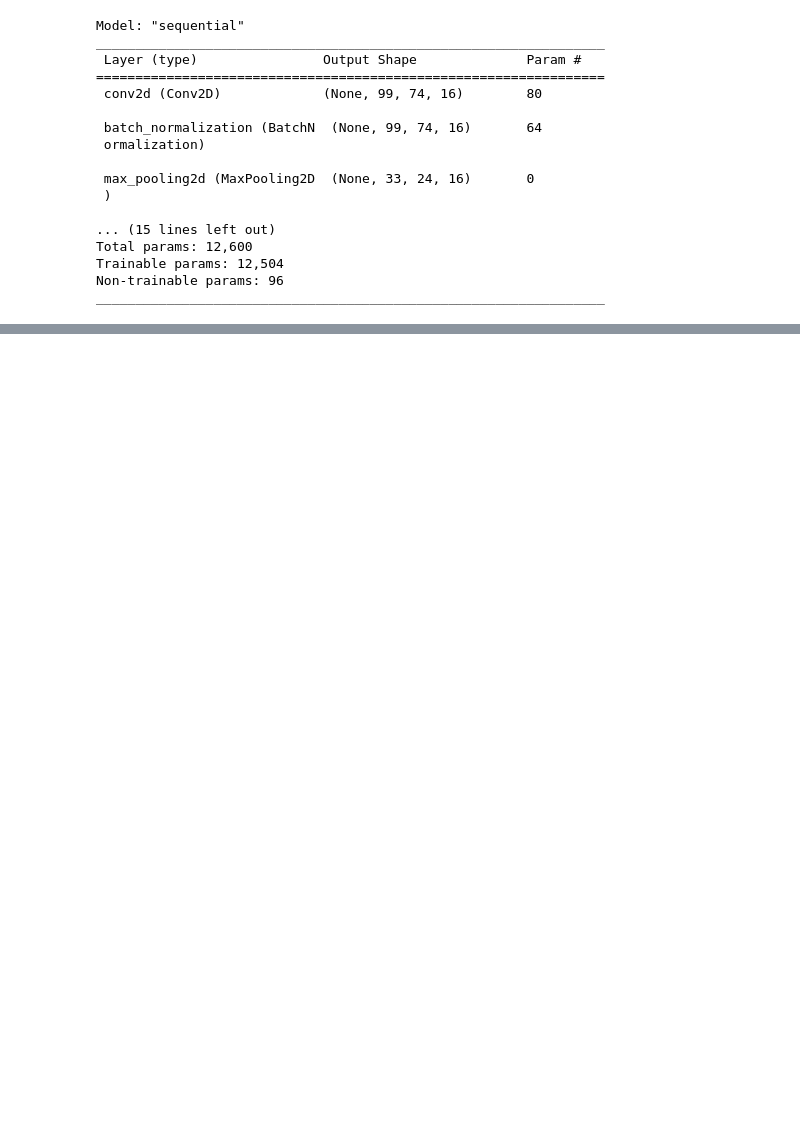
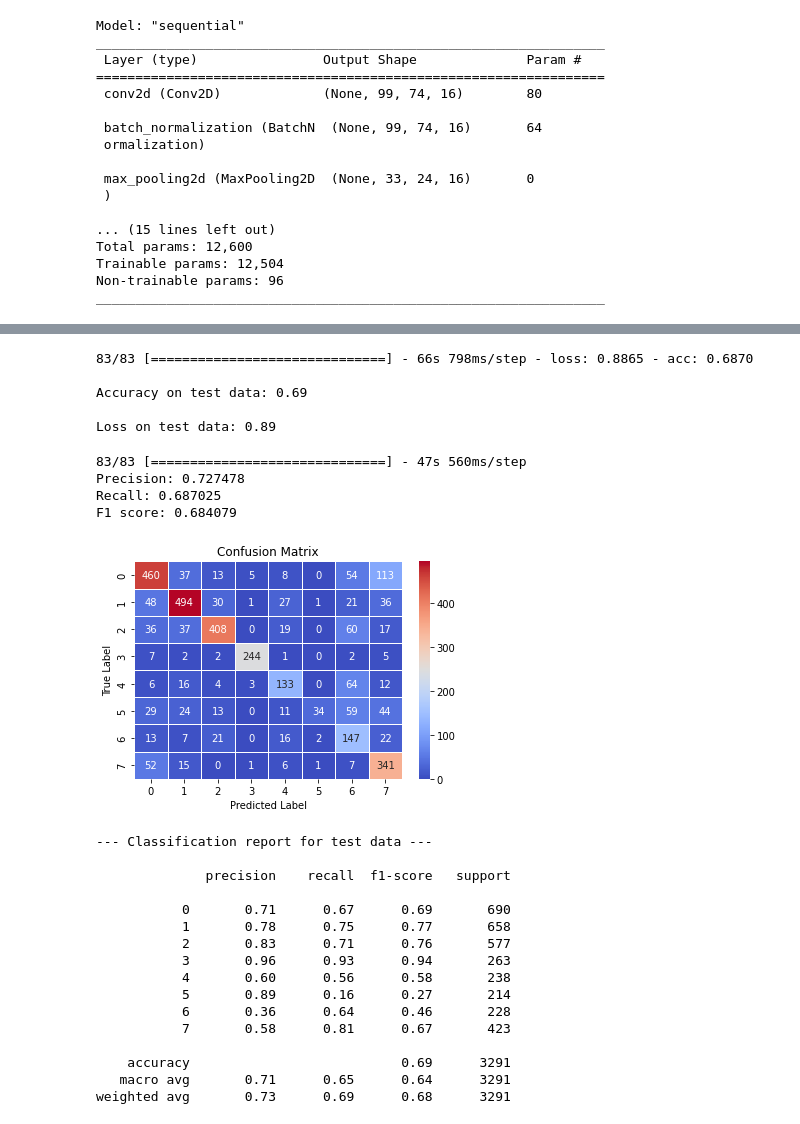
Before and after one commit to wamikamalik/CS3244-Group-8-Project-2, a Jupyter notebook: hand segmentation.ipynb, the cells around one changed output, grey strips where cells are left out. Cells and saved outputs as stored; diff of their text form; code cells hidden in the pictures; blank space fills up the shorter version.

```diff
--- a/hand segmentation.ipynb
+++ b/hand segmentation.ipynb
@@ -933,0 +973,6 @@ weighted avg       0.65      0.49      0.44      2049
+# %%
+pre_trained_model = InceptionV3(input_shape = (100, 75, 3), # Shape of our images
+                                include_top = False, # Leave out the last fully connected layer
+                                weights = 'imagenet')
+for layer in pre_trained_model.layers:
+    layer.trainable = True
@@ -933,0 +1048,70 @@ weighted avg       0.65      0.49      0.44      2049
+# %%
+score = model.evaluate(test_generator, verbose=1)
+print("\nAccuracy on test data: %0.2f" % score[1])
+print("\nLoss on test data: %0.2f" % score[0])
+# %% [output]
+83/83 [==============================] - 66s 798ms/step - loss: 0.8865 - acc: 0.6870
+
+Accuracy on test data: 0.69
+
+Loss on test data: 0.89
+# %%
+y_pred_test = model.predict(test_generator)
+# Take the class with the highest probability from the test predictions
+max_y_pred_test = np.argmax(y_pred_test, axis=1)
+max_y_test = test_generator.classes
+precision = precision_score(max_y_test, max_y_pred_test, average='weighted')
+print('Precision: %f' % precision)
+# recall: tp / (tp + fn)
+recall = recall_score(max_y_test, max_y_pred_test, average='weighted')
+print('Recall: %f' % recall)
+# f1: 2 tp / (2 tp + fp + fn)
+f1 = f1_score(max_y_test, max_y_pred_test, average='weighted')
+print('F1 score: %f' % f1)
+# %% [output]
+83/83 [==============================] - 47s 560ms/step
+Precision: 0.727478
+Recall: 0.687025
+F1 score: 0.684079
+# %%
+LABELS = [0, 1, 2, 3, 4, 5, 6, 7]
+def show_confusion_matrix(validations, predictions):
+
+    matrix = metrics.confusion_matrix(validations, predictions)
+    plt.figure(figsize=(6, 4))
+    sns.heatmap(matrix,
+                cmap="coolwarm",
+                linecolor='white',
+                linewidths=1,
+                xticklabels=LABELS,
+                yticklabels=LABELS,
+                annot=True,
+                fmt="d")
+    plt.title("Confusion Matrix")
+    plt.ylabel("True Label")
+    plt.xlabel("Predicted Label")
+    plt.show()
+# %%
+show_confusion_matrix(max_y_test, max_y_pred_test)
+
+print("\n--- Classification report for test data ---\n")
+
+print(classification_report(max_y_test, max_y_pred_test))
+# %% [output]
+[figure, added]
+--- Classification report for test data ---
+
+              precision    recall  f1-score   support
+
+           0       0.71      0.67      0.69       690
+           1       0.78      0.75      0.77       658
+           2       0.83      0.71      0.76       577
+           3       0.96      0.93      0.94       263
+           4       0.60      0.56      0.58       238
+           5       0.89      0.16      0.27       214
+           6       0.36      0.64      0.46       228
+           7       0.58      0.81      0.67       423
+
+    accuracy                           0.69      3291
+   macro avg       0.71      0.65      0.64      3291
+weighted avg       0.73      0.69      0.68      3291
```
Also changed, not shown: parts of 32 cells of this notebook.
